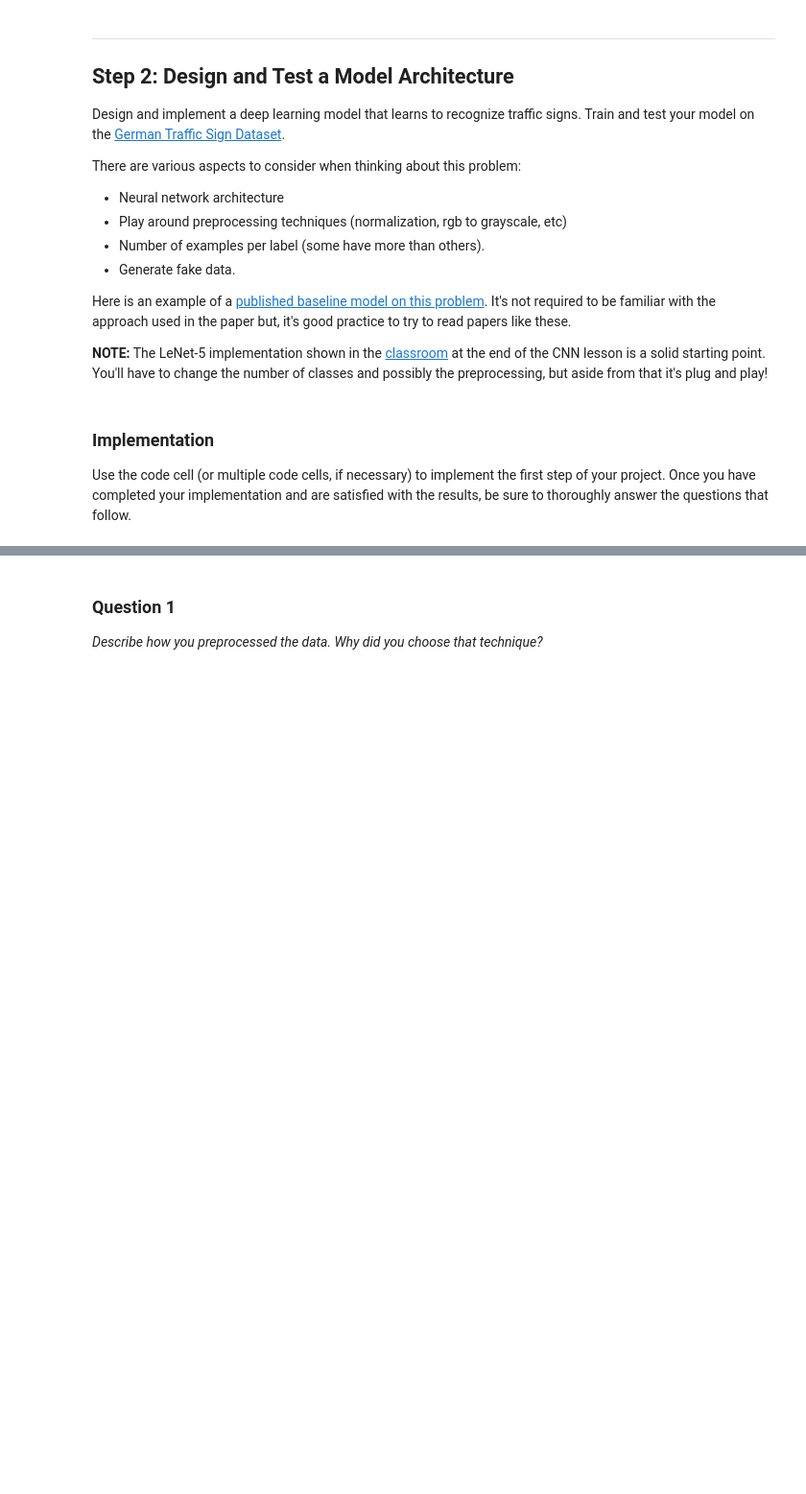
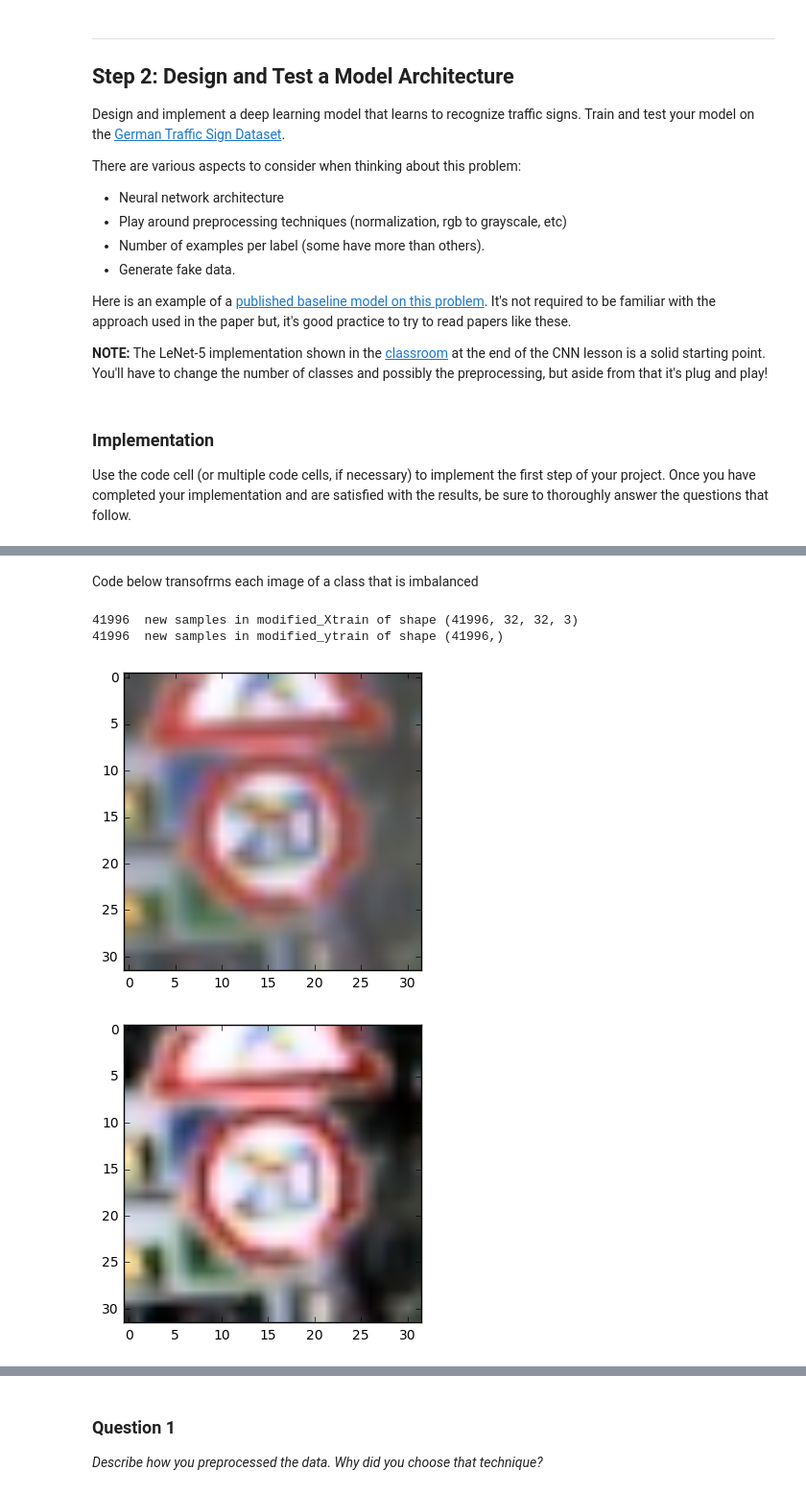
Before and after one commit to jayakasadev/Traffic-Sign-Classifier, a Jupyter notebook: Traffic_Sign_Classifier.ipynb, the cells around one changed output, grey strips where cells are left out. Shown at 96% size. Drawn from its saved outputs; the diff is of its cells as text; code cells hidden in the pictures; blank space fills up the shorter version.

```diff
--- a/Traffic_Sign_Classifier.ipynb
+++ b/Traffic_Sign_Classifier.ipynb
@@ -193,0 +219,36 @@ Use the code cell (or multiple code cells, if necessary) to implement the first
+# %% [markdown]
+Code below transofrms each image of a class that is imbalanced
+# %%
+#these lists will hold the modified images
+modified_Xtrain = []
+modified_ytrain = []
+
+for group, class_num in zip(transform, classes):
+    if(len(group) < 800):
+        # print(class_num)
+        for img in group:
+            modified_Xtrain.append(normalize(img))
+            modified_Xtrain.append(noisy(img))
+            modified_Xtrain.append(rotate(img))
+            modified_Xtrain.append(scale(img))
+
+            modified_ytrain.append(class_num)
+            modified_ytrain.append(class_num)
+            modified_ytrain.append(class_num)
+            modified_ytrain.append(class_num)
+
+modified_Xtrain = np.array(modified_Xtrain)
+modified_ytrain = np.array(modified_ytrain)
+print(len(modified_Xtrain), " new samples in modified_Xtrain of shape", modified_Xtrain.shape)
+print(len(modified_ytrain), " new samples in modified_ytrain of shape", modified_ytrain.shape)
+
+# print(modified_ytrain[0])
+plt.imshow(X_train[y_train == modified_ytrain[0]][0])
+plt.show()
+plt.imshow(modified_Xtrain[0])
+plt.show()
+# %% [output]
+41996  new samples in modified_Xtrain of shape (41996, 32, 32, 3)
+41996  new samples in modified_ytrain of shape (41996,)
+[figure, added]
+[figure, added]
```
Also changed, not shown: parts of 44 cells of this notebook, 7 other files.
